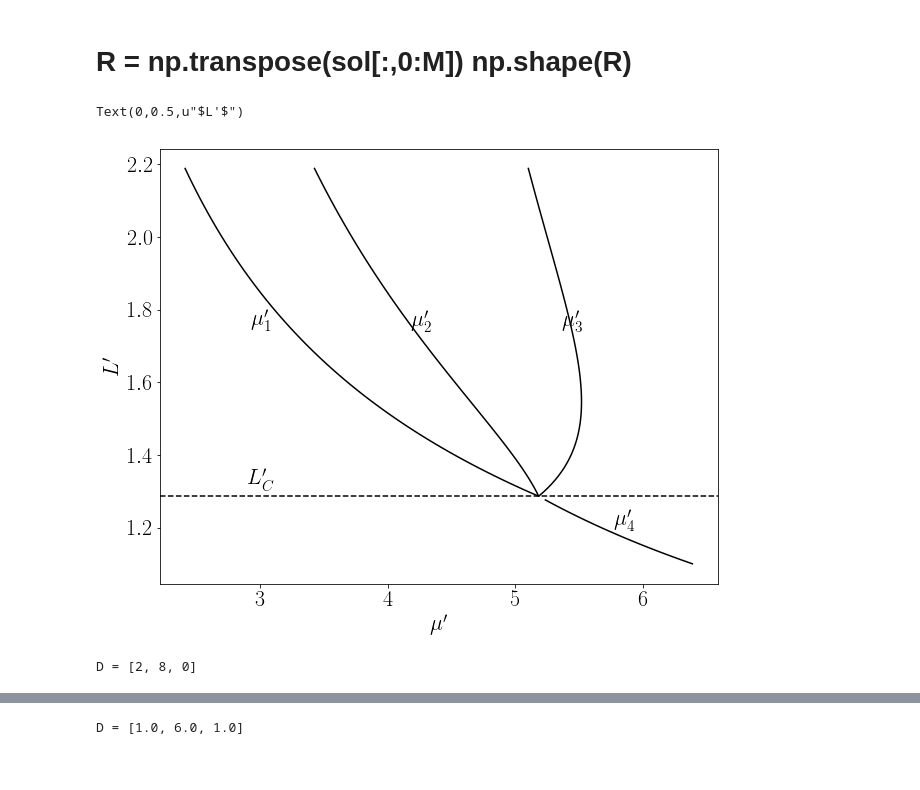
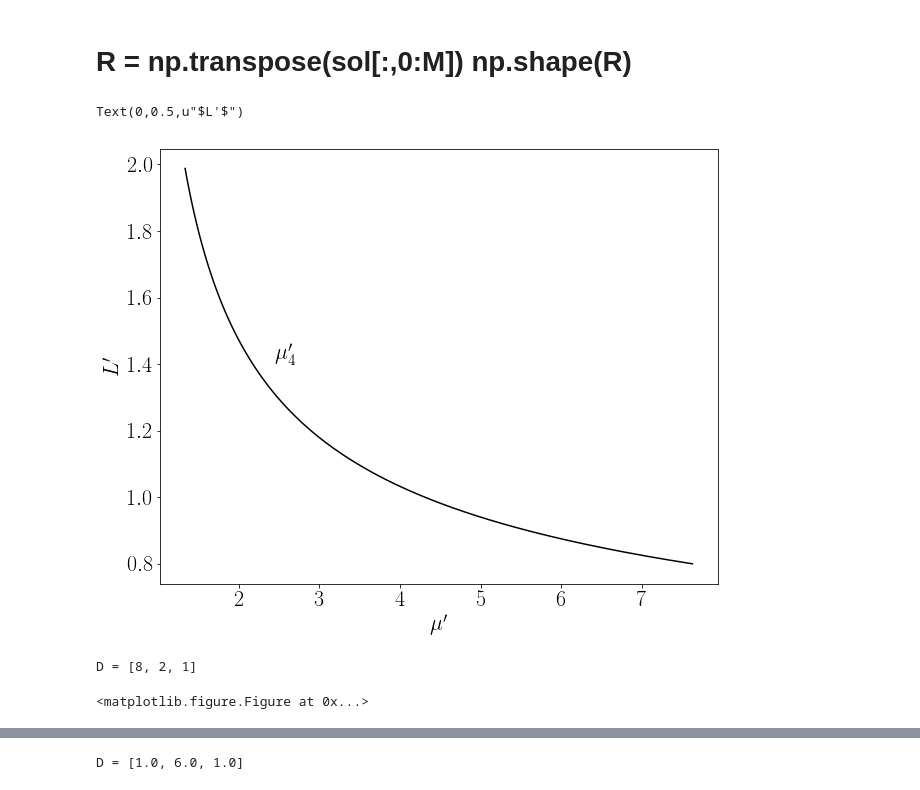
Before and after one commit to reand705/IGP, a Jupyter notebook: Method_Of_LinesIGP_MAX.ipynb, the cells around one changed output, grey strips where cells are left out. Cells and saved outputs as stored; diff of their text form; code cells hidden in the pictures.

```diff
--- a/Method_Of_LinesIGP_MAX.ipynb
+++ b/Method_Of_LinesIGP_MAX.ipynb
@@ -407,22 +407,22 @@ plt.axis([0,140,0,20])
 #SEARCH FOR PARAMETERS FOR BEAUTIFUL PLOTS
 Nl = 100 #Número de pontos de L
 Nmu = 100 #Número de pontos de MU
-L = [1.1 + 0.011*j for j in range(0,Nl)]
-MU = [2 + 0.09*i for i in range(0,Nmu)]
+L = [0.8 + 0.012*j for j in range(0,Nl)]
+MU = [0 + 0.06*i for i in range(0,Nmu)]
 t = np.linspace(0,Tmax,N)
-m1 = 0.95
-m2 = 1.05
-gamma = 0.5
-alpha = 0.9
-beta = 0.9
-amplitude = 0.9
+m1 = 1.05
+m2 = 0.95
+gamma = 1.4
+alpha = 1
+beta = 1
+amplitude = 1.0
 
 plt.figure(figsize=(10,8))
 
 #escolha os Ds
-D1 = 7.0
-D2 = 3.0
-DR = 0.0
+D1 = 8.0
+D2 = 2.0
+DR = 1.0
 
 MU1 = np.zeros(Nl)
 MU2 = np.zeros(Nl)
@@ -457,60 +457,65 @@ if gamma < 1 and (D2/m2 - D1*gamma/m1)*1/(gamma - 1) > 0: #Coexistence if L > Lc
     plt.annotate(r"$\mu'_4$",(np.mean(MU4[0:len(newL)]),np.mean(newL)),textcoords="offset points",xytext=(0,0))
 
 elif gamma < 1:
-    plt.plot(MU1,L,color = 'blue')
-    plt.plot(MU2,L,color = 'magenta')
-    plt.plot(MU3,L,color = 'black')
+    plt.plot(MU1,L,color = 'black')
+    plt.annotate(r"$\mu'_1$",(np.mean(MU1),np.mean(L)),textcoords="offset points",xytext=(-10,0))
+    plt.plot(MU2,L,color = 'black')
+    plt.annotate(r"$\mu'_2$",(np.mean(MU2),np.mean(L)),textcoords="offset points",xytext=(-80,0))
+    #plt.plot(MU3,L,color = 'black')
+    #plt.annotate(r"$\mu'_3$",(np.mean(MU3),np.mean(L)),textcoords="offset points",xytext=(0,0))
 
 elif gamma > 1 and (D2/m2 - D1*gamma/m1)*1/(gamma - 1) > 0: #Coexistence if L < Lc
     newL = [L[i] for i in range(0,Nl) if L[i] < Lc()]
     plt.plot(MU1[0:len(newL)],newL,color = 'black')
     plt.annotate(r"$\mu'_1$",(np.mean(MU1[0:len(newL)]),np.mean(newL)),textcoords="offset points",xytext=(-20,-50))
 
     plt.plot(MU2[0:len(newL)],newL,color = 'black')
     plt.annotate(r"$\mu'_2$",(np.mean(MU2[0:len(newL)]),np.mean(newL)),textcoords="offset points",xytext=(40,-50))
 
     plt.plot(MU3[0:len(newL)],newL,color = 'black')
     plt.annotate(r"$\mu'_3$",(np.mean(MU3[0:len(newL)]),np.mean(newL)),textcoords="offset points",xytext=(65,-50))
 
     plt.plot(MU4[len(newL):],L[len(newL):],color = 'black')
     plt.annotate(r"$\mu'_4$",(np.mean(MU4[len(newL):]),np.mean(L[len(newL):])),textcoords="offset points",xytext=(0,0))
 
 elif gamma > 1:
-    plt.plot(MU4,L,color = 'red')
+    plt.plot(MU4,L,color = 'black')
+    plt.annotate(r"$\mu'_4$",(np.mean(MU4),np.mean(L)),textcoords="offset points",xytext=(-30,0))
 
 #Lc is real
 if (D2/m2 - D1*gamma/m1)*1/(gamma - 1) > 0:
     plt.axhline(y=Lc(), color='black', linestyle='--')
     plt.annotate(r"$L'_C$",(MU[10],Lc()),textcoords="offset points",xytext=(0,5))
 
-#plt.axis([0.7,2,3,4.1])
+#plt.axis([1,25,0.8,2])
 plt.xlabel(r"$\mu'$")
 plt.ylabel(r"$L'$")
 #plt.title(r"$D_R = %.0f,D_1 = %.0f,D_2 = %.0f,\gamma = %.1f$" %(DR, D1, D2, gamma))
 #plt.savefig("Plots/g%dD1%dDR%d.png" %(gamma*10,D1,DR))
 # %% [output]
 Text(0,0.5,u"$L'$")
-[figure, old version]
+[figure, new version]
 # %%
 #Gera os dados para fazer o gráfico L x mu
 Nl = 10 #Número de pontos de L
 Nmu = 10 #Número de pontos de MU
-L = [2.6 + 0.16*j for j in range(0,Nl)]
-MU = [1.0 + 0.09*i for i in range(0,Nmu)]
+L = [0.8 + 0.12*j for j in range(0,Nl)]
+MU = [0 + 0.6*i for i in range(0,Nmu)]
 t = np.linspace(0,Tmax,N)
 m1 = 1.05
 m2 = 0.95
 gamma = 1.4
-alpha = 2
+alpha = 1
 beta = 1
-amplitude = 1
+amplitude = 1.0
+
+plt.figure(figsize=(10,8))
 
 Rfinal = np.zeros((Nl,Nmu))
 C1final = np.zeros((Nl,Nmu))
 C2final = np.zeros((Nl,Nmu))
 
-
-D = [[2,8,0]]
+D = [[8,2,1]]
 for d in D:
     print("D = " + str(d))
     D1,D2,DR = d[0],d[1],d[2]
@@ -527,7 +532,8 @@ for d in D:
             np.save('Method_Of_LinesIGP_amplitude=%d,l = %.3f,DR=%.3f,D1=%.3f,D2=%.3f,mu=%.3f,gamma=%.3f'
                     % (amplitude,l,DR,D1,D2,mu,gamma),sol)
 # %% [output]
-D = [2, 8, 0]
+D = [8, 2, 1]
+<matplotlib.figure.Figure at 0x...>
 # %%
 #faz o gráfico L x mu
 #Parte 1) Leia os dados, pegue o maximo das densidades no instante final
```
Also changed, not shown: parts of 2 cells of this notebook.
